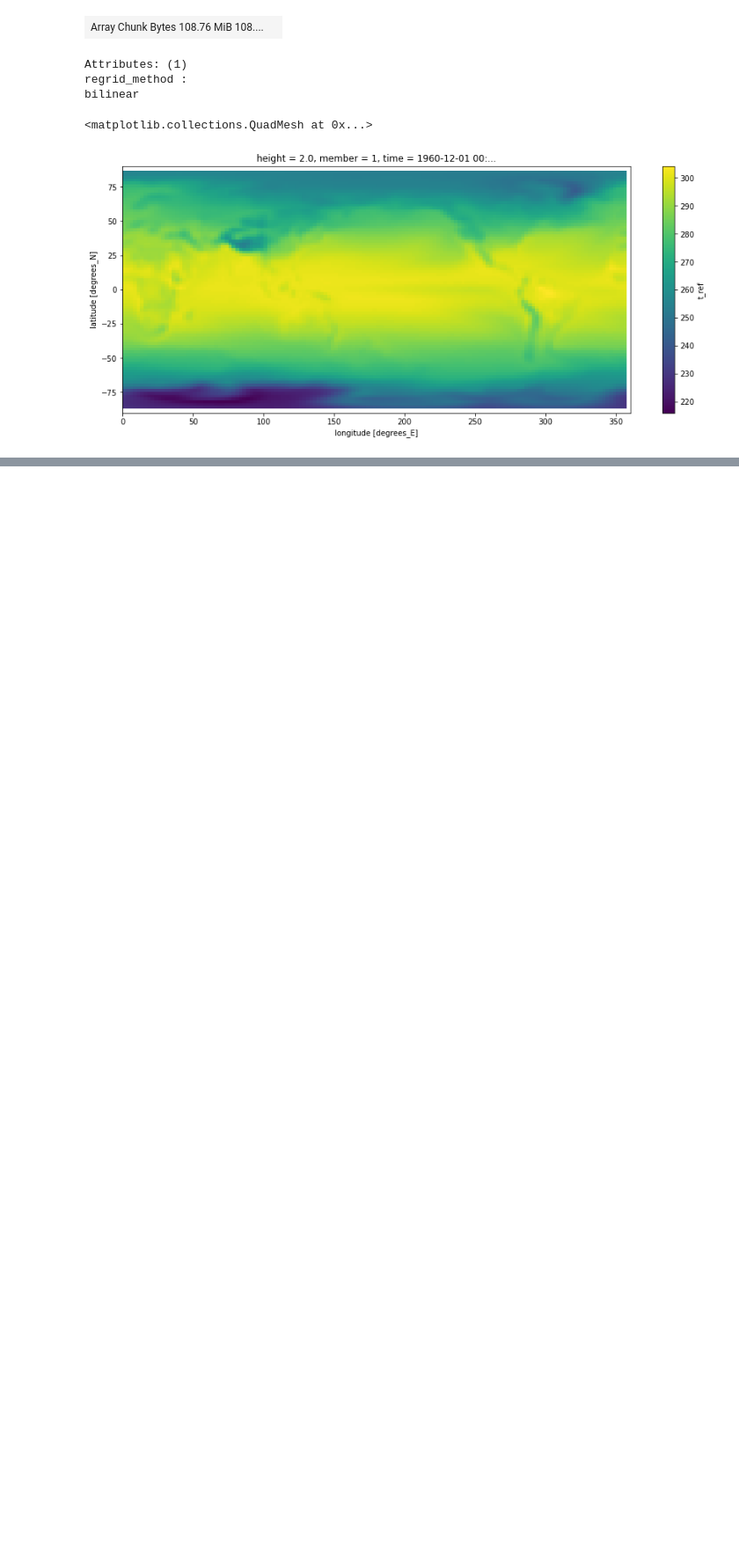
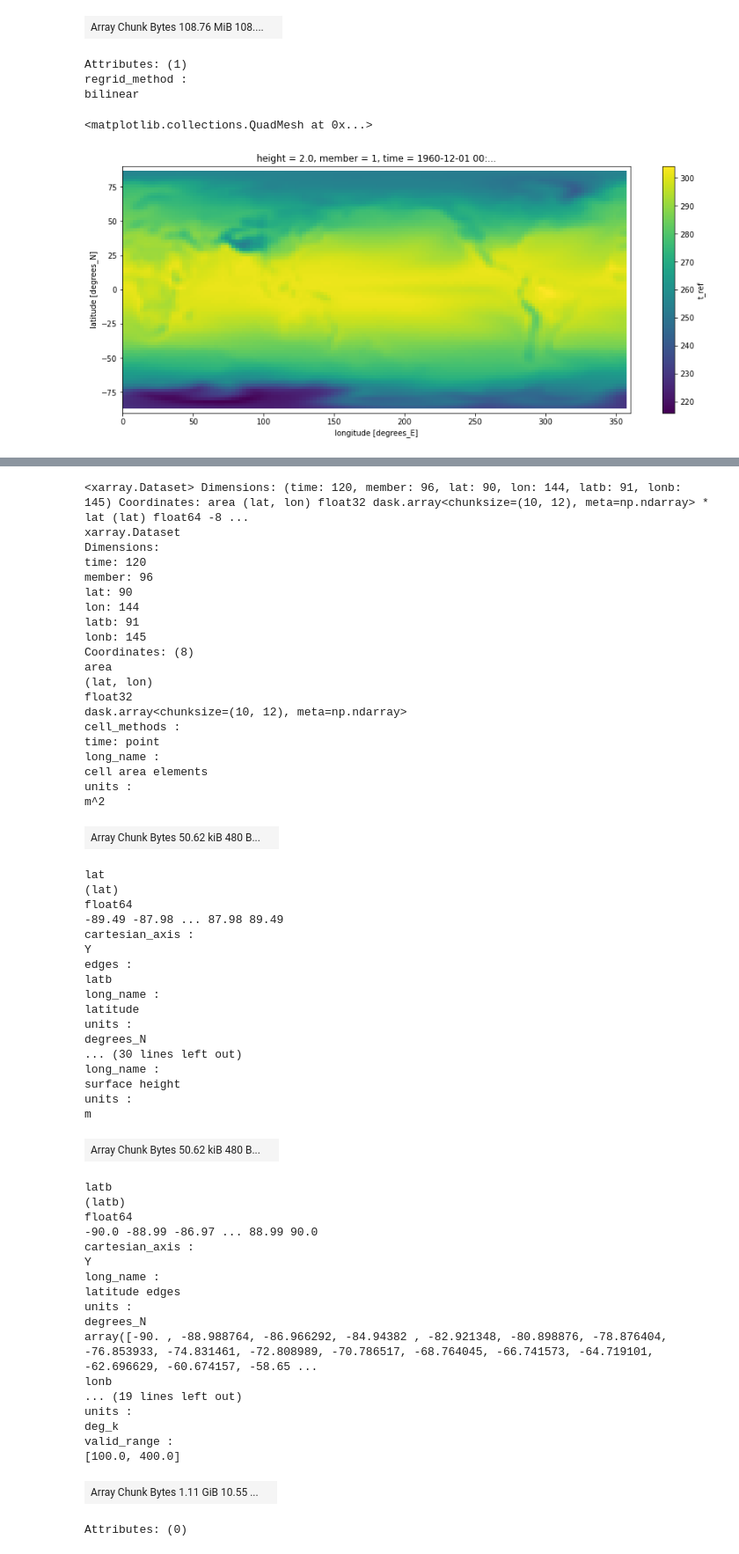
Before and after one commit to dougiesquire/CAFE-f6_documentation, a Jupyter notebook: notebooks/exploratory/prepare_data.ipynb, the cells around one changed output, grey strips where cells are left out. Shown at 88% size. Drawn from its saved outputs; the diff is of its cells as text; code cells hidden in the pictures; blank space fills up the shorter version.

```diff
--- a/notebooks/exploratory/prepare_data.ipynb
+++ b/notebooks/exploratory/prepare_data.ipynb
@@ -146,0 +147,5 @@ test[var].isel(time=0, member=0).plot()
+# %%
+import xarray as xr
+from src import utils
+
+test = xr.open_zarr("../../data/processed/CAFE60v1.annual.anom_1991-2020.t_ref.zarr")
@@ -146,0 +187,63 @@ test[var].isel(time=0, member=0).plot()
+# %%
+r = rolling_mean(test, window_size=4)
+# %%
+r.where(r.notnull())
+# %% [output]
+<xarray.Dataset> Dimensions: (time: 120, member: 96, lat: 90, lon: 144, latb: 91, lonb: 145) Coordinates: area (lat, lon) float32 dask.array<chunksize=(10, 12), meta=np.ndarray> * lat (lat) float64 -8 ...
+xarray.Dataset
+Dimensions:
+time: 120
+member: 96
+lat: 90
+lon: 144
+latb: 91
+lonb: 145
+Coordinates: (8)
+area
+(lat, lon)
+float32
+dask.array<chunksize=(10, 12), meta=np.ndarray>
+cell_methods :
+time: point
+long_name :
+cell area elements
+units :
+m^2
+| Array Chunk Bytes 50.62 kiB 480 B... |  |
+lat
+(lat)
+float64
+-89.49 -87.98 ... 87.98 89.49
+cartesian_axis :
+Y
+edges :
+latb
+long_name :
+latitude
+units :
+degrees_N
+... (30 lines left out)
+long_name :
+surface height
+units :
+m
+| Array Chunk Bytes 50.62 kiB 480 B... |  |
+latb
+(latb)
+float64
+-90.0 -88.99 -86.97 ... 88.99 90.0
+cartesian_axis :
+Y
+long_name :
+latitude edges
+units :
+degrees_N
+array([-90. , -88.988764, -86.966292, -84.94382 , -82.921348, -80.898876, -78.876404, -76.853933, -74.831461, -72.808989, -70.786517, -68.764045, -66.741573, -64.719101, -62.696629, -60.674157, -58.65 ...
+lonb
+... (19 lines left out)
+units :
+deg_k
+valid_range :
+[100.0, 400.0]
+| Array Chunk Bytes 1.11 GiB 10.55 ... |  |
+Attributes: (0)
```
Also changed, not shown: parts of 13 cells of this notebook, 22 other files.
